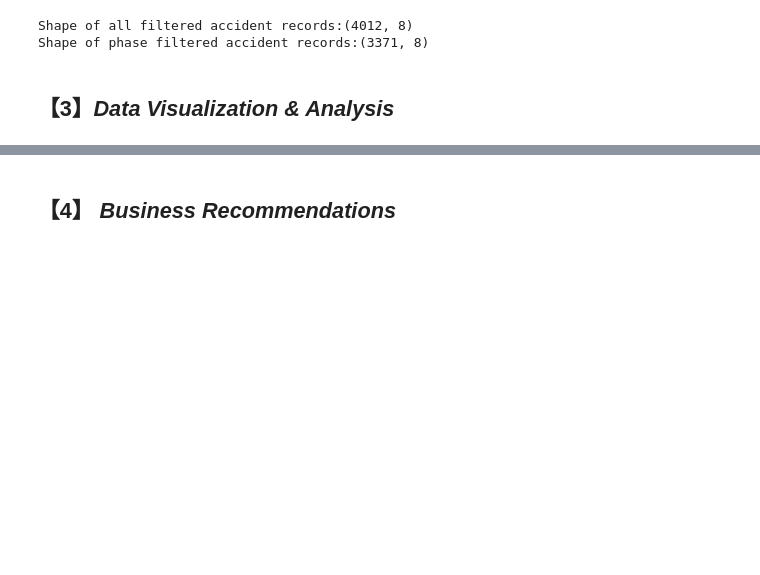
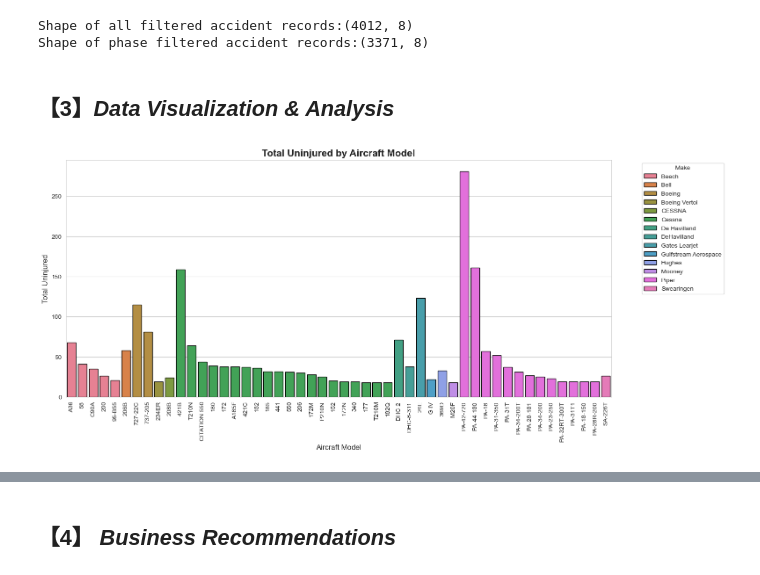
Before and after one commit to Tdoggie/phase-1-project, a Jupyter notebook: index.ipynb, the cells around one changed output, grey strips where cells are left out. Cells and saved outputs as stored; diff of their text form; code cells hidden in the pictures; blank space fills up the shorter version.

Commit message:
total uninjured vs. make/model visualization v1

```diff
--- a/index.ipynb
+++ b/index.ipynb
@@ -581,3 +581,49 @@ Shape of all filtered accident records:(4012, 8)
 Shape of phase filtered accident records:(3371, 8)
 # %% [markdown]
 ## 【3】*Data Visualization & Analysis*
+# %%
+import seaborn as sns
+import matplotlib.pyplot as plt
+
+# Apply Seaborn's grid style
+sns.set_style("whitegrid")
+
+# Aggregate total uninjured by Make and Model
+uninjured_data = df_clean.groupby(["Make", "Model"])["Total.Uninjured"].sum().reset_index()
+
+# Sort first by total uninjured (descending), then alphabetically by Make
+uninjured_data = uninjured_data.sort_values(by=["Total.Uninjured"], ascending=False).head(50)
+uninjured_data = uninjured_data.sort_values(by=["Make", "Total.Uninjured"], ascending=[True, False])
+
+# Set figure size
+plt.figure(figsize=(16, 7))
+
+# Create a distinct color palette for makes
+num_makes = uninjured_data["Make"].nunique()
+palette = sns.color_palette("husl", num_makes)
+
+# Create barplot
+sns.barplot(
+    data=uninjured_data,
+    x="Model",
+    y="Total.Uninjured",
+    hue="Make",
+    palette=palette,
+    edgecolor="black"
+)
+
+# Rotate x-axis labels vertically for clarity
+plt.xticks(rotation=90, ha="center", fontsize=10)
+
+# Titles and labels
+plt.title("Total Uninjured by Aircraft Model", fontsize=16, fontweight="bold")
+plt.xlabel("Aircraft Model", fontsize=12)
+plt.ylabel("Total Uninjured", fontsize=12)
+
+# Move legend outside the plot for better visibility
+plt.legend(title="Make", bbox_to_anchor=(1.05, 1), loc="upper left", fontsize=10)
+
+# Show plot
+plt.show()
+# %% [output]
+[figure, added]
```
Also changed, not shown: parts of 1 cell of this notebook.
